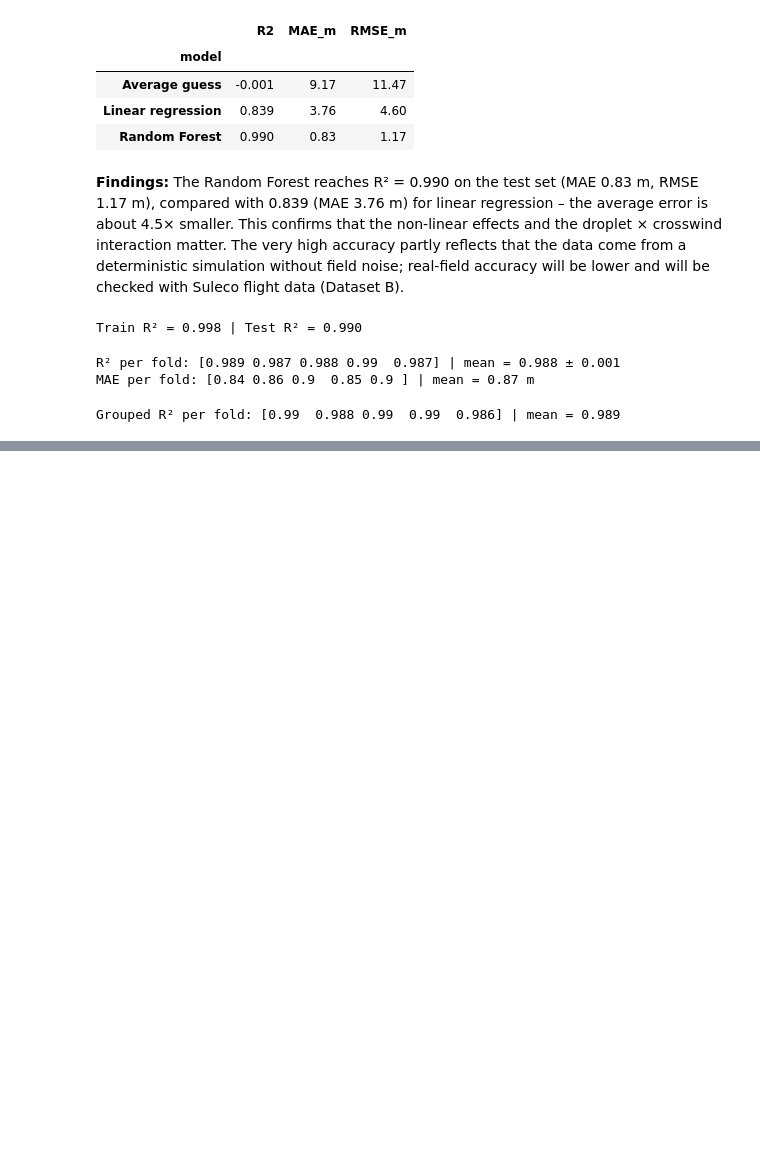
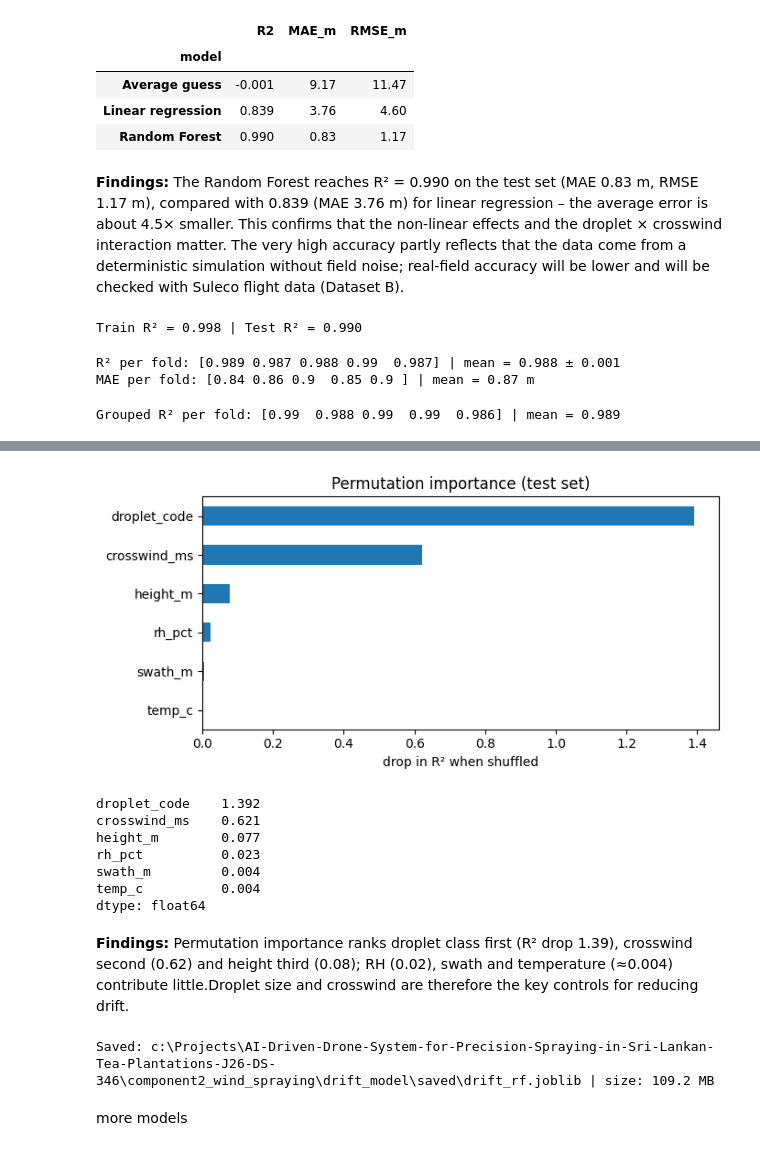
Before and after one commit to ShiharaXcor/AI-Driven-Drone-System-for-Precision-Spraying-in-Sri-Lankan-Tea-Plantations-J26-DS-346, a Jupyter notebook: component2_wind_spraying/drift_model/model_experiments.ipynb, the cells around one changed output, grey strips where cells are left out. Drawn from its saved outputs; the diff is of its cells as text; code cells hidden in the pictures; blank space fills up the shorter version.

```diff
--- a/component2_wind_spraying/drift_model/model_experiments.ipynb
+++ b/component2_wind_spraying/drift_model/model_experiments.ipynb
@@ -120,0 +125,30 @@ Grouped R² per fold: [0.99  0.988 0.99  0.99  0.986] | mean = 0.989
+# %%
+from sklearn.inspection import permutation_importance
+perm = permutation_importance(rf, X_test, y_test, n_repeats=10, random_state=SEED, n_jobs=-1)
+imp = pd.Series(perm.importances_mean, index=FEATURES).sort_values()
+plt.figure(figsize=(7, 3.5)); imp.plot(kind="barh"); plt.xlabel("drop in R² when shuffled"); plt.title("Permutation importance (test set)"); plt.tight_layout()
+plt.savefig("fig_m5_importance.png", dpi=150, bbox_inches="tight"); plt.show()
+imp.sort_values(ascending=False).round(3)
+# %% [output]
+[figure, added]
+droplet_code    1.392
+crosswind_ms    0.621
+height_m        0.077
+rh_pct          0.023
+swath_m         0.004
+temp_c          0.004
+dtype: float64
+# %% [markdown]
+**Findings:** Permutation importance ranks droplet class first (R² drop 1.39), crosswind second (0.62) and height
+third (0.08); RH (0.02), swath and temperature (≈0.004) contribute little.Droplet size and crosswind are therefore the
+key controls for reducing drift.
+# %%
+import joblib
+SAVE_DIR = Path.cwd() / "saved"
+SAVE_DIR.mkdir(exist_ok=True)
+joblib.dump(rf, SAVE_DIR / "drift_rf.joblib")
+print("Saved:", SAVE_DIR / "drift_rf.joblib", "| size:", round((SAVE_DIR / "drift_rf.joblib").stat().st_size / 1e6, 1), "MB")
+# %% [output]
+Saved: c:\Projects\AI-Driven-Drone-System-for-Precision-Spraying-in-Sri-Lankan-Tea-Plantations-J26-DS-346\component2_wind_spraying\drift_model\saved\drift_rf.joblib | size: 109.2 MB
+# %% [markdown]
+more models
```
Also changed, not shown: parts of 6 cells of this notebook.
